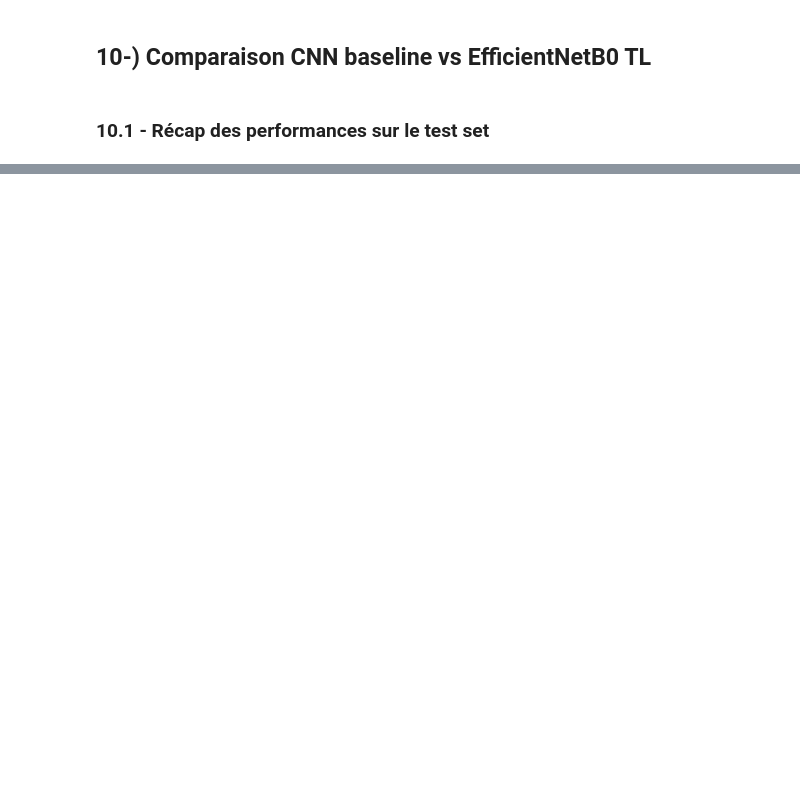
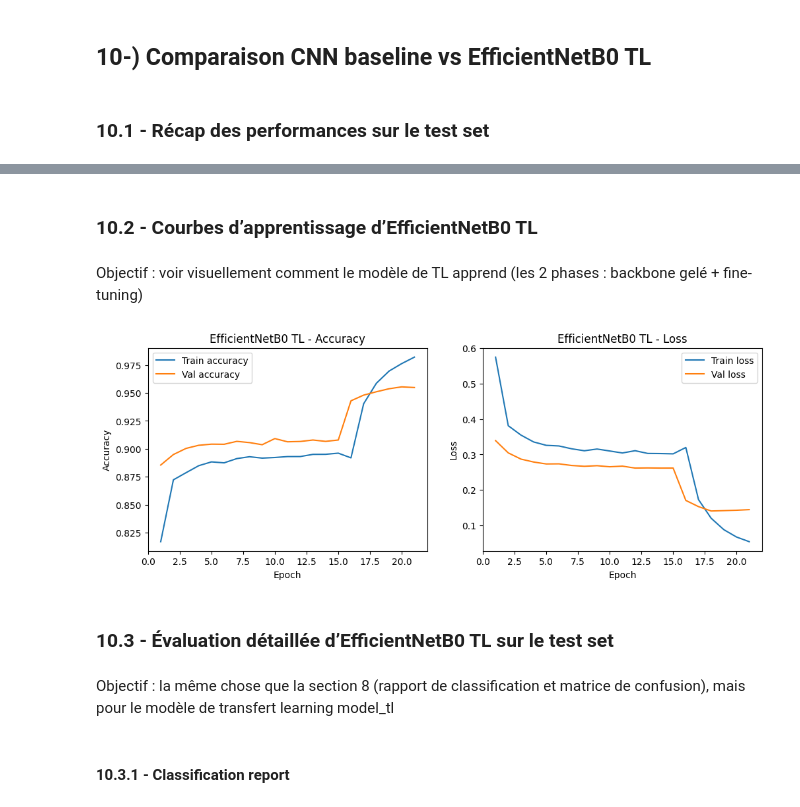
Before and after one commit to Momo3972/deepvision-cifar10-classifier, a Jupyter notebook: 01_cifar10_cnn.ipynb, the cells around one changed output, grey strips where cells are left out. Drawn from its saved outputs; the diff is of its cells as text; code cells hidden in the pictures; blank space fills up the shorter version.

```diff
--- a/01_cifar10_cnn.ipynb
+++ b/01_cifar10_cnn.ipynb
@@ -651,0 +670,44 @@ NameError: name 'test_acc' is not defined
+# %% [markdown]
+### 10.2 - Courbes d’apprentissage d’EfficientNetB0 TL
+# %% [markdown]
+Objectif : voir visuellement comment le modèle de TL apprend (les 2 phases : backbone gelé + fine-tuning)
+# %%
+# Courbes d’apprentissage EfficientNetB0 TL (2 phases concaténées)
+
+# On concatène les métriques des deux phases : history_tl (backbone gelé) + history_tl_ft (fine-tuning)
+acc_tl      = history_tl.history["accuracy"]      + history_tl_ft.history["accuracy"]
+val_acc_tl  = history_tl.history["val_accuracy"]  + history_tl_ft.history["val_accuracy"]
+loss_tl     = history_tl.history["loss"]         + history_tl_ft.history["loss"]
+val_loss_tl = history_tl.history["val_loss"]     + history_tl_ft.history["val_loss"]
+
+epochs_tl = range(1, len(acc_tl) + 1)
+
+plt.figure(figsize=(12, 4))
+
+# Accuracy
+plt.subplot(1, 2, 1)
+plt.plot(epochs_tl, acc_tl, label="Train accuracy")
+plt.plot(epochs_tl, val_acc_tl, label="Val accuracy")
+plt.xlabel("Epoch")
+plt.ylabel("Accuracy")
+plt.title("EfficientNetB0 TL - Accuracy")
+plt.legend()
+
+# Loss
+plt.subplot(1, 2, 2)
+plt.plot(epochs_tl, loss_tl, label="Train loss")
+plt.plot(epochs_tl, val_loss_tl, label="Val loss")
+plt.xlabel("Epoch")
+plt.ylabel("Loss")
+plt.title("EfficientNetB0 TL - Loss")
+plt.legend()
+
+plt.show()
+# %% [output]
+[figure, added]
+# %% [markdown]
+### 10.3 - Évaluation détaillée d’EfficientNetB0 TL sur le test set
+# %% [markdown]
+Objectif : la même chose que la section 8 (rapport de classification et matrice de confusion), mais pour le modèle de transfert learning model_tl
+# %% [markdown]
+#### 10.3.1 - Classification report
```
Also changed, not shown: parts of 25 cells of this notebook.
